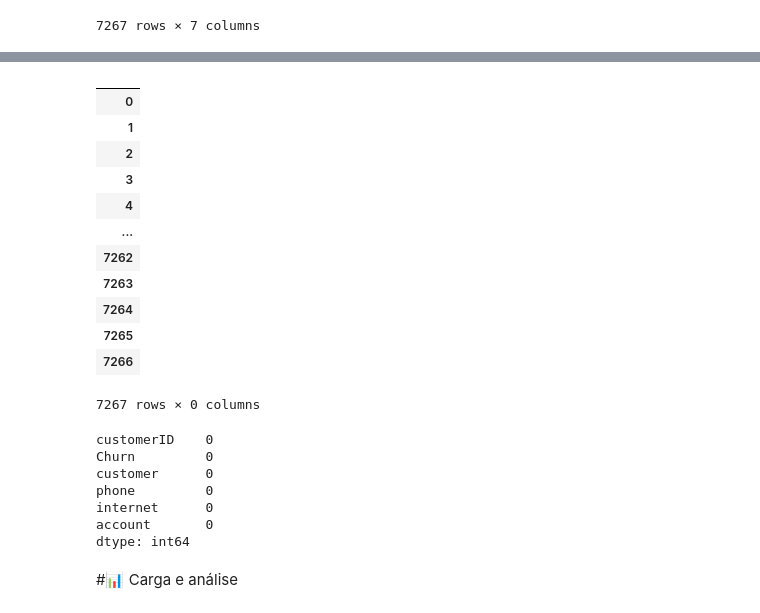
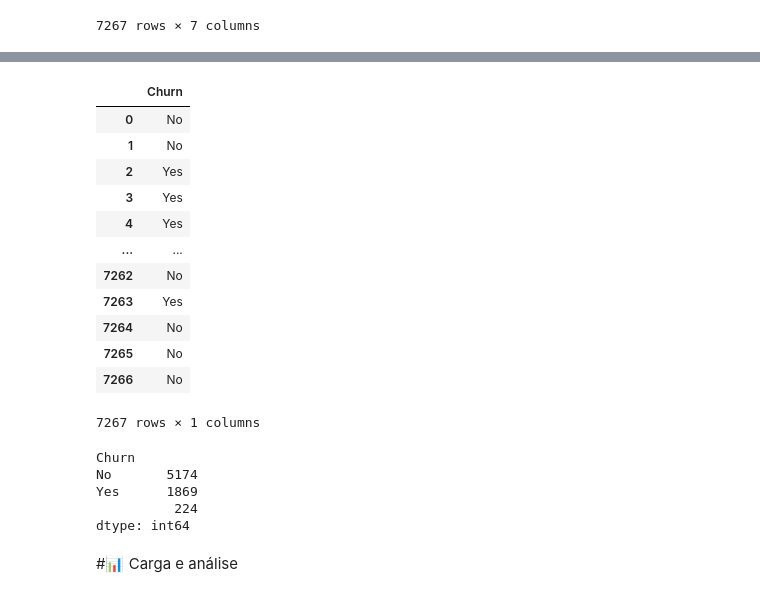
Before and after one commit to JoseSilva84/TelecomX_BR, a Jupyter notebook: TelecomX_BR.ipynb, the cells around one changed output, grey strips where cells are left out. Saved outputs shown, nothing was run; the diff lists cells and outputs as text; code cells hidden in the pictures.

```diff
--- a/TelecomX_BR.ipynb
+++ b/TelecomX_BR.ipynb
@@ -198,30 +173,31 @@ dados2
-# %%
-dados_normalizados = pd.json_normalize(dados['Churn'])
-dados_normalizados
-# %% [output]
-|  |
-| 0 |
-| 1 |
-| 2 |
-| 3 |
-| 4 |
-| ... |
-| 7262 |
-| 7263 |
-| 7264 |
-| 7265 |
-| 7266 |
-7267 rows × 0 columns
-# %%
-print(dados.isnull().sum())
-# %% [output]
-customerID    0
-Churn         0
-customer      0
-phone         0
-internet      0
-account       0
-dtype: int64
+# %%
+churn = pd.json_normalize(dados['Churn'])
+churn = dados[['Churn']].copy()
+churn2 = churn.copy()  # Não é necessário explodir, pois não é uma lista
+churn2
+# %% [output]
+|  | Churn |
+| 0 | No |
+| 1 | No |
+| 2 | Yes |
+| 3 | Yes |
+| 4 | Yes |
+| ... | ... |
+| 7262 | No |
+| 7263 | Yes |
+| 7264 | No |
+| 7265 | No |
+| 7266 | No |
+7267 rows × 1 columns
+# %%
+churn3 = churn.value_counts()
+churn3
+# %% [output]
+Churn
+No       5174
+Yes      1869
+          224
+dtype: int64
 # %% [markdown]
 #📊 Carga e análise
 # %% [markdown]
```
Also changed, not shown: parts of 3 cells of this notebook.
